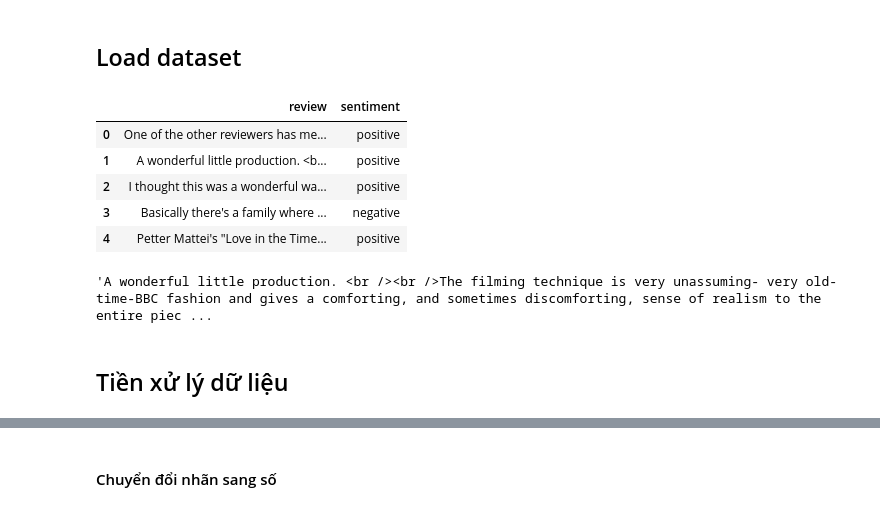
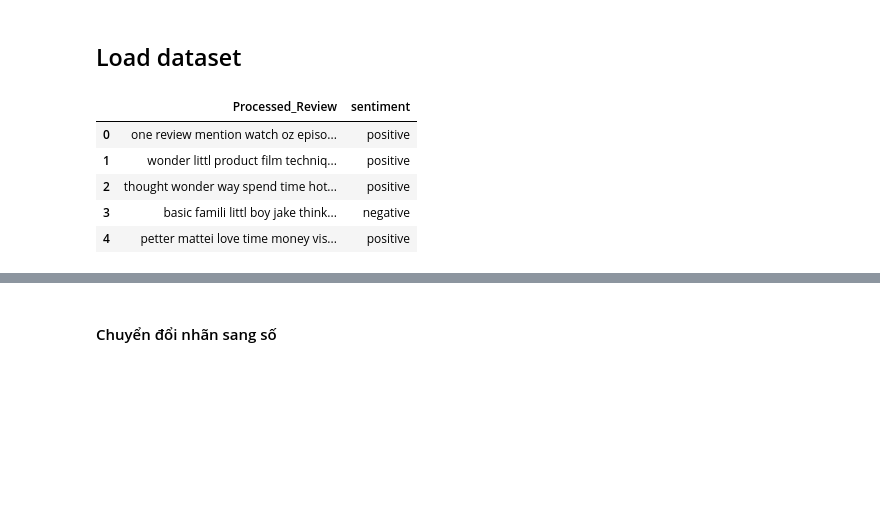
Before and after one commit to PhucLe1725/Group_4-Sentiment_Analysis, a Jupyter notebook: src/python/SVM.ipynb, the cells around one changed output, grey strips where cells are left out. Drawn from its saved outputs; the diff is of its cells as text; code cells hidden in the pictures; blank space fills up the shorter version.

```diff
--- a/src/python/SVM.ipynb
+++ b/src/python/SVM.ipynb
@@ -41,18 +41,12 @@ import string
 # %% [markdown]
 ## Load dataset
 # %%
-df = pd.read_csv(r'../resources/IMDB Dataset.csv')
-df.head()
+data = pd.read_csv(r"../resources/processed_data.csv")
+data.head()
 # %% [output]
-|  | review | sentiment |
-| 0 | One of the other reviewers has me... | positive |
-| 1 | A wonderful little production. <b... | positive |
-| 2 | I thought this was a wonderful wa... | positive |
-| 3 | Basically there's a family where ... | negative |
-| 4 | Petter Mattei's "Love in the Time... | positive |
+|  | Processed_Review | sentiment |
+| 0 | one review mention watch oz episo... | positive |
+| 1 | wonder littl product film techniq... | positive |
+| 2 | thought wonder way spend time hot... | positive |
+| 3 | basic famili littl boy jake think... | negative |
+| 4 | petter mattei love time money vis... | positive |
-# %%
-df['review'][1]
-# %% [output]
-'A wonderful little production. <br /><br />The filming technique is very unassuming- very old-time-BBC fashion and gives a comforting, and sometimes discomforting, sense of realism to the entire piec ...
-# %% [markdown]
-## Tiền xử lý dữ liệu
```
Also changed, not shown: parts of 20 cells of this notebook.
